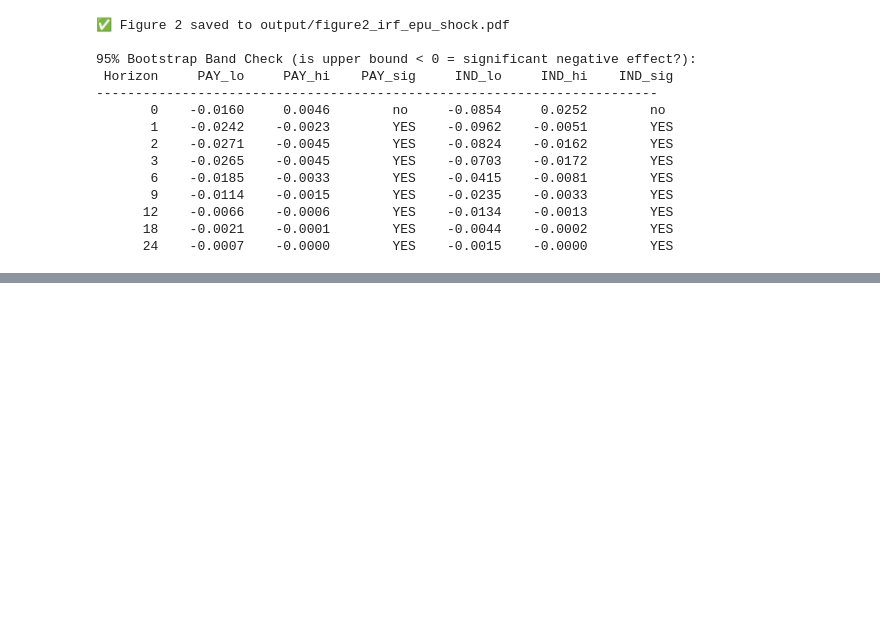
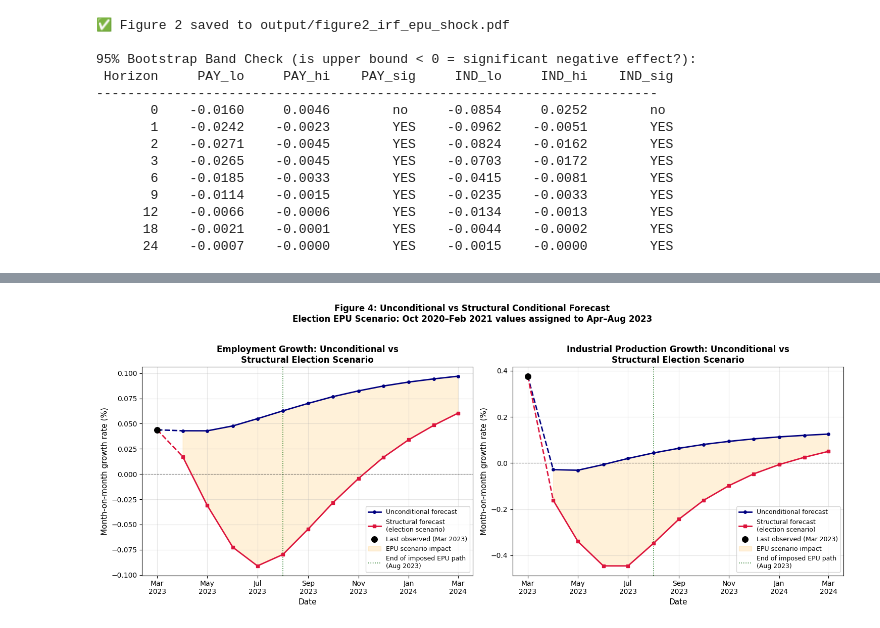
Before and after one commit to tizianschenk/epu-var-forecasting, a Jupyter notebook: notebooks/homework2_var_epu.ipynb, the cells around one changed output, grey strips where cells are left out. Saved outputs shown, nothing was run; the diff lists cells and outputs as text; code cells hidden in the pictures; blank space fills up the shorter version.

```diff
--- a/notebooks/homework2_var_epu.ipynb
+++ b/notebooks/homework2_var_epu.ipynb
@@ -1134,0 +1955,96 @@ for h in [0, 1, 2, 3, 6, 9, 12, 18, 24]:
+# %%
+# ── Cell 16: Plot structural vs unconditional forecasts (answers Q2 and Q3) ────
+
+fig, axes = plt.subplots(1, 2, figsize=(15, 6))
+
+# date when imposed EPU path ends (last imposed month)
+imposed_end = pd.Timestamp("2023-08-01")
+
+def plot_comparison_panel(ax, dates, unco, struct, anchor_val,
+                           anchor_date, title, ylabel):
+    """Plot unconditional vs structural forecast with shaded gap."""
+
+    # plot dates as list for fill_between
+    all_dates  = [anchor_date] + list(dates)
+    all_unco   = [anchor_val]  + list(unco)
+    all_struct = [anchor_val]  + list(struct)
+
+    # unconditional forecast line
+    ax.plot(all_dates[1:], all_unco[1:],
+            color="navy", linewidth=2.0, marker="o",
+            markersize=4, label="Unconditional forecast", zorder=3)
+
+    # structural forecast line
+    ax.plot(all_dates[1:], all_struct[1:],
+            color="crimson", linewidth=2.0, marker="s",
+            markersize=4, linestyle="-", label="Structural forecast\n(election scenario)",
+            zorder=3)
+
+    # connector lines from anchor
+    ax.plot([all_dates[0], all_dates[1]], [all_unco[0],   all_unco[1]],
+            color="navy",   linewidth=2.0, linestyle="--")
+    ax.plot([all_dates[0], all_dates[1]], [all_struct[0], all_struct[1]],
+            color="crimson", linewidth=2.0, linestyle="--")
+
+    # anchor point
+    ax.scatter([anchor_date], [anchor_val], color="black",
+               zorder=5, s=70, label="Last observed (Mar 2023)")
+
+    # shaded gap between the two forecasts
+    ax.fill_between(list(dates), list(unco), list(struct),
+                    alpha=0.15, color="orange",
+                    label="EPU scenario impact")
+
+    # vertical line marking end of imposed EPU path
+    ax.axvline(imposed_end, color="darkgreen", linewidth=1.2,
+               linestyle=":", alpha=0.8, label="End of imposed EPU path\n(Aug 2023)")
+
+    # zero reference line
+    ax.axhline(0, color="black", linewidth=0.8,
+               linestyle="--", alpha=0.5)
+
+    ax.set_title(title, fontsize=12, fontweight="bold")
+    ax.set_xlabel("Date", fontsize=11)
+    ax.set_ylabel(ylabel, fontsize=11)
+    ax.xaxis.set_major_formatter(mdates.DateFormatter("%b\n%Y"))
+    ax.xaxis.set_major_locator(mdates.MonthLocator(interval=2))
+    ax.legend(fontsize=9, loc="lower right")
+    ax.grid(True, alpha=0.3)
+
+# ── Panel 1: PAYEMS_g ────────────────────────────────────────────────────────────
+plot_comparison_panel(
+    axes[0],
+    dates      = f_unco_df.index,
+    unco       = f_unco_df["PAYEMS_g"].values,
+    struct     = f_struct_df["PAYEMS_g"].values,
+    anchor_val = data_var.loc["2023-03-01", "PAYEMS_g"],
+    anchor_date= pd.Timestamp("2023-03-01"),
+    title      = "Employment Growth: Unconditional vs\nStructural Election Scenario",
+    ylabel     = "Month-on-month growth rate (%)"
+)
+
+# ── Panel 2: INDPRO_g ────────────────────────────────────────────────────────────
+plot_comparison_panel(
+    axes[1],
+    dates      = f_unco_df.index,
+    unco       = f_unco_df["INDPRO_g"].values,
+    struct     = f_struct_df["INDPRO_g"].values,
+    anchor_val = data_var.loc["2023-03-01", "INDPRO_g"],
+    anchor_date= pd.Timestamp("2023-03-01"),
+    title      = "Industrial Production Growth: Unconditional vs\nStructural Election Scenario",
+    ylabel     = "Month-on-month growth rate (%)"
+)
+
+fig.suptitle(
+    "Figure 4: Unconditional vs Structural Conditional Forecast\n"
+    "Election EPU Scenario: Oct 2020–Feb 2021 values assigned to Apr–Aug 2023",
+    fontsize=12, fontweight="bold", y=1.02
+)
+fig.tight_layout()
+
+fig.savefig("../output/figure4_structural_vs_unconditional.pdf",
+            bbox_inches="tight", dpi=300)
+plt.show()
+print("✅ Figure 4 saved to output/figure4_structural_vs_unconditional.pdf")
+# %% [output]
+[figure, added]
```
Also changed, not shown: parts of 20 cells of this notebook, 7 other files.
